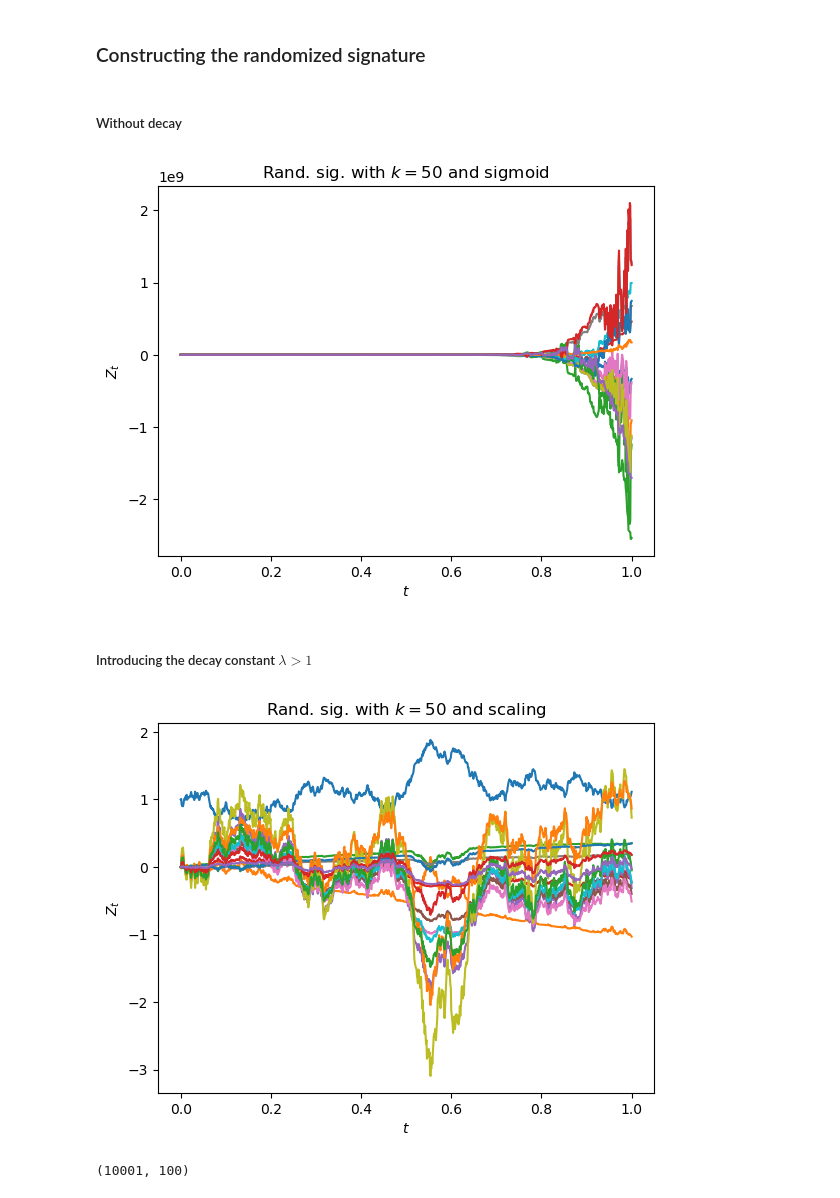
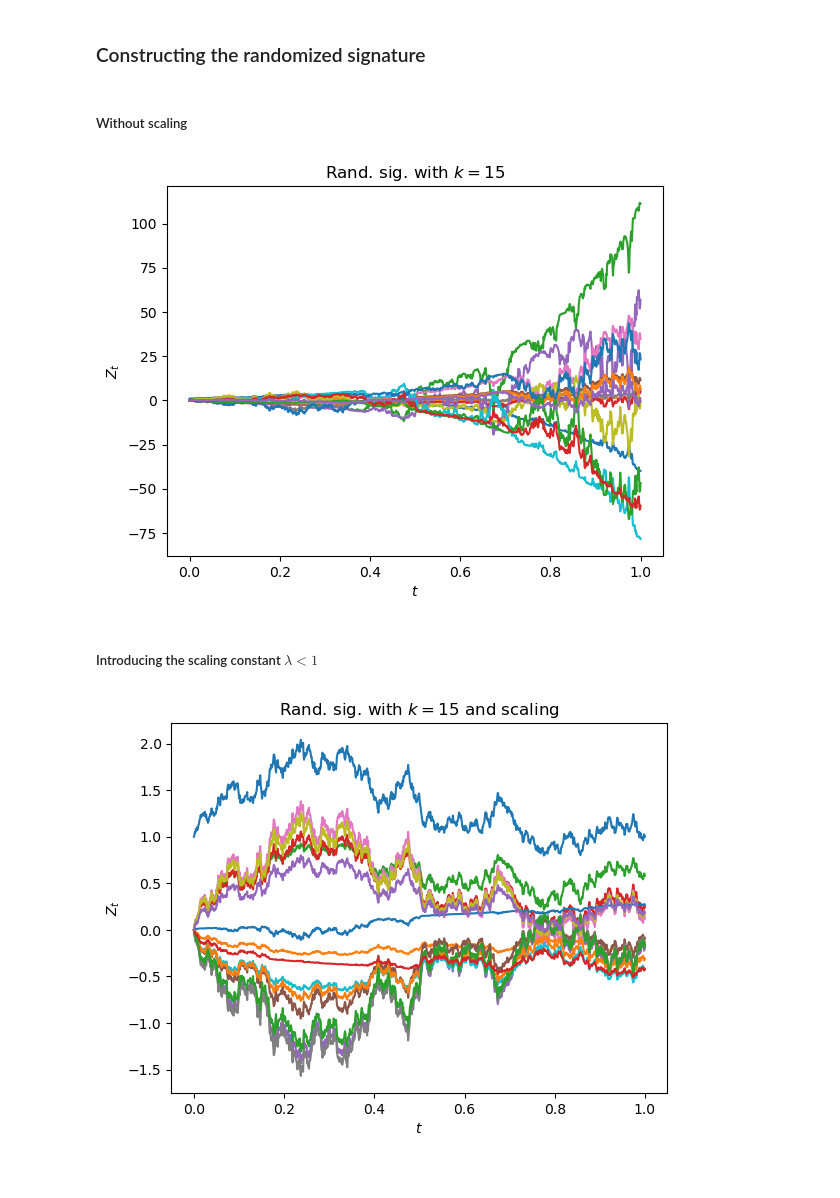
Before and after one commit to vdrvar/signature_randomization_differential-equations, a Jupyter notebook: simulations.ipynb, the cells around one changed output. Cells and saved outputs as stored; diff of their text form; code cells hidden in the pictures.

```diff
--- a/simulations.ipynb
+++ b/simulations.ipynb
@@ -165,7 +154,7 @@ dY = np.diff(Y)
 Z = np.zeros((N, k))
 Z[0][0] = 1
 # %% [markdown]
-##### Without decay
+##### Without scaling
 # %%
 for i in range(N-1):
     Z[i+1] =   Z[i] + (A@Z[i] + b)*dY[i]
@@ -173,14 +162,14 @@ for i in range(N-1):
 for i in range(15):
     plt.plot(x_axis, Z[:,i])
 
-plt.title("Rand. sig. with $k = 50$")
+plt.title("Rand. sig. with $k = 15$")
 plt.xlabel("$t$")
 plt.ylabel("$Z_t$")
 plt.show()
 # %% [output]
-[figure, old version]
+[figure, new version]
 # %% [markdown]
-##### Introducing the decay constant $\lambda >1$
+##### Introducing the scaling constant $\lambda <1$
 # %%
 lambda_1d = 1/8
 # %%
@@ -189,14 +178,10 @@ for i in range(N-1):
 # %%
 for i in range(15):
     plt.plot(x_axis, Z[:,i])
 
-plt.title("Rand. sig. with $k = 50$ and scaling")
+plt.title("Rand. sig. with $k = 15$ and scaling")
 plt.xlabel("$t$")
 plt.ylabel("$Z_t$")
 plt.show()
 # %% [output]
-[figure, old version]
+[figure, new version]
-# %%
-Z.shape
-# %% [output]
-(10001, 100)
```
Also changed, not shown: parts of 93 cells of this notebook, 4 other files.
